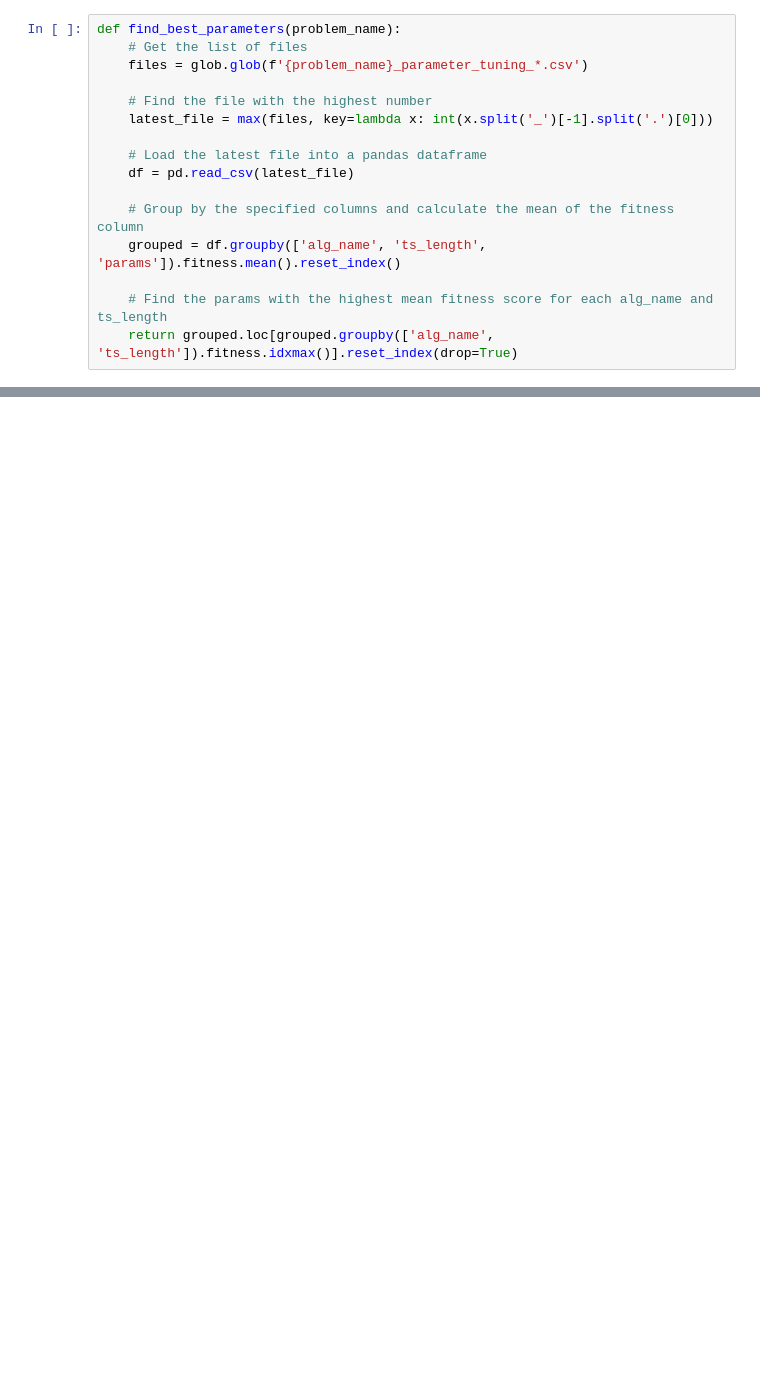
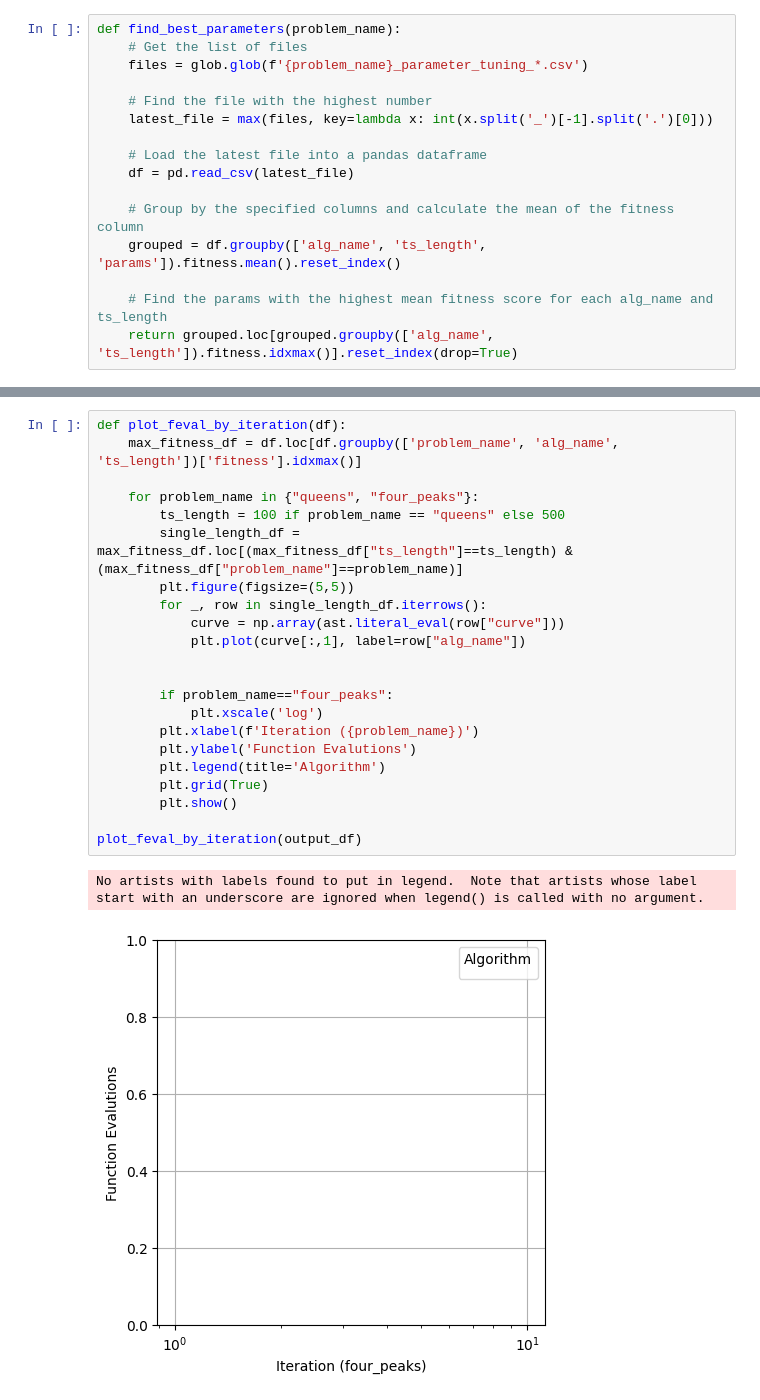
Before and after one commit to TimLampen/7641, a Jupyter notebook: a2/randomized_optimization.ipynb, the cells around one changed output, grey strips where cells are left out. Drawn from its saved outputs; the diff is of its cells as text; blank space fills up the shorter version.

```diff
--- a/a2/randomized_optimization.ipynb
+++ b/a2/randomized_optimization.ipynb
@@ -148,0 +114,25 @@ output_df.to_csv(f"travelling_salesman_parameter_performance{time.time()}.csv")
+# %%
+def plot_feval_by_iteration(df):
+    max_fitness_df = df.loc[df.groupby(['problem_name', 'alg_name', 'ts_length'])['fitness'].idxmax()]
+
+    for problem_name in {"queens", "four_peaks"}:
+        ts_length = 100 if problem_name == "queens" else 500
+        single_length_df = max_fitness_df.loc[(max_fitness_df["ts_length"]==ts_length) & (max_fitness_df["problem_name"]==problem_name)]
+        plt.figure(figsize=(5,5))
+        for _, row in single_length_df.iterrows():
+            curve = np.array(ast.literal_eval(row["curve"]))
+            plt.plot(curve[:,1], label=row["alg_name"])
+
+
+        if problem_name=="four_peaks":
+            plt.xscale('log')
+        plt.xlabel(f'Iteration ({problem_name})')
+        plt.ylabel('Function Evalutions')
+        plt.legend(title='Algorithm')
+        plt.grid(True)
+        plt.show()
+
+plot_feval_by_iteration(output_df)
+# %% [output]
+No artists with labels found to put in legend.  Note that artists whose label start with an underscore are ignored when legend() is called with no argument.
+[figure, added]
```
Also changed, not shown: parts of 9 cells of this notebook, 24 other files.
